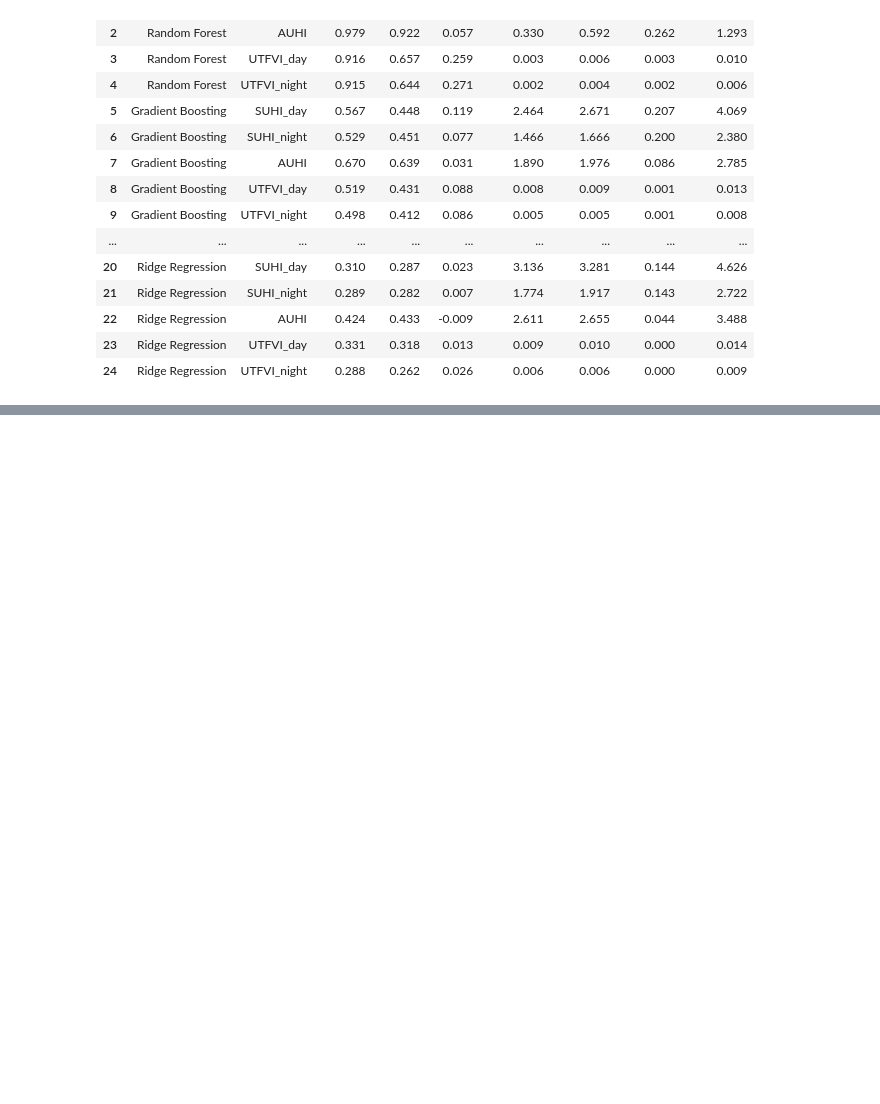
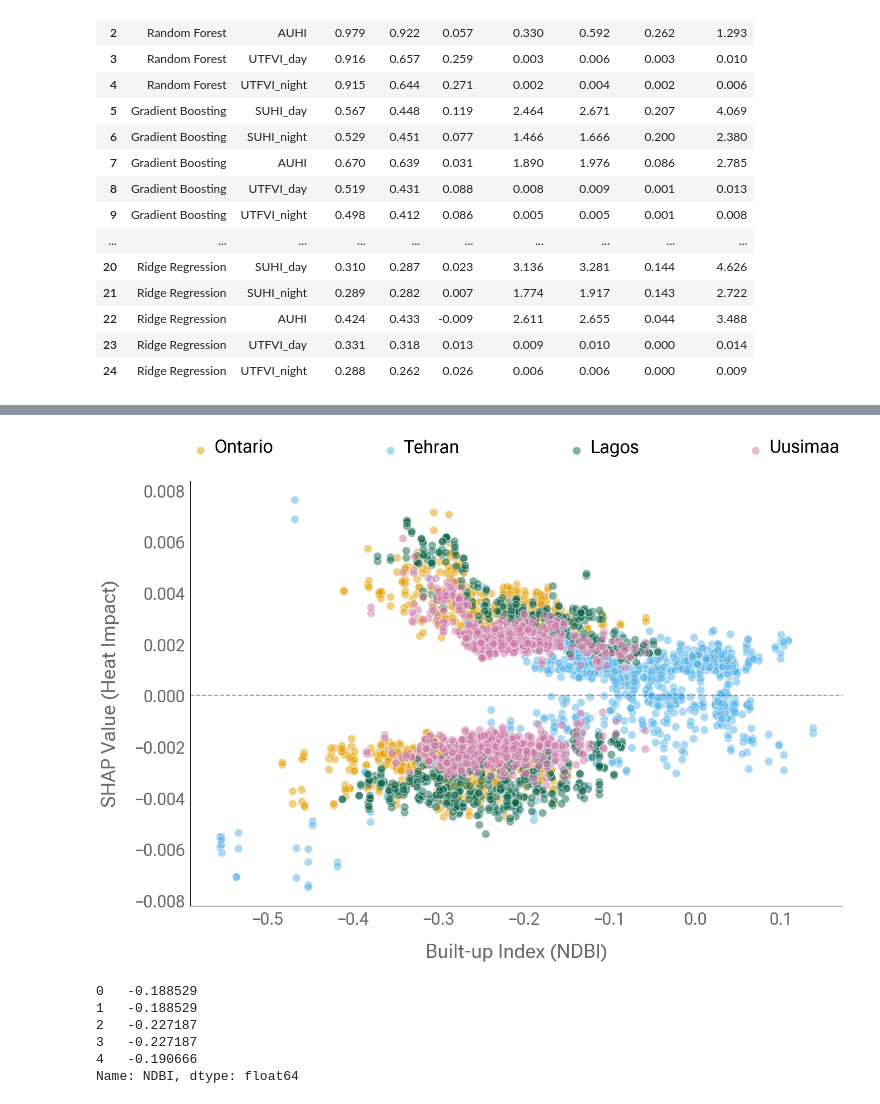
Before and after one commit to Peplinn/uhi-modelling, a Jupyter notebook: uhi-modelling.ipynb, the cells around one changed output, grey strips where cells are left out. Cells and saved outputs as stored; diff of their text form; code cells hidden in the pictures; blank space fills up the shorter version.

```diff
--- a/uhi-modelling.ipynb
+++ b/uhi-modelling.ipynb
@@ -1230,0 +1616,63 @@ for city in ["Ontario", "Tehran", "Lagos", "Uusimaa"]:
+# %%
+import matplotlib.pyplot as plt
+
+# --- Poster-Ready Interaction Plot ---
+fig, ax = plt.subplots(figsize=(14, 10))
+
+# Plot each city
+for city in cities:
+    mask = uhi_data.loc[X_test_nogeo.index, "city"] == city
+    ax.scatter(
+        ndbi_vals[mask],
+        lc50_shap[mask],
+        label=city,
+        color=city_colors[city],
+        alpha=0.5,
+        edgecolors='w',
+        s=120
+    )
+
+# Baseline
+ax.axhline(0, color='dimgray', linestyle='--', linewidth=1.5, alpha=0.6)
+
+# --- Aesthetic Styling (Matching the Bar Chart) ---
+# Remove Spines
+ax.spines['top'].set_visible(False)
+ax.spines['right'].set_visible(False)
+
+# Remove Ticks and Grid (Clean Look)
+ax.tick_params(axis="both", which="both", bottom=False, left=False, labelbottom=True)
+ax.grid(which = "minor")
+
+# Labels (26pt to match poster body)
+ax.set_xlabel("Built-up Index (NDBI)", fontproperties=roboto_font, fontsize=26, color="dimgray", labelpad=20)
+ax.set_ylabel("SHAP Value (Heat Impact)", fontproperties=roboto_font, fontsize=26, color="dimgray", labelpad=20)
+
+# Tick Labels
+for label in (ax.get_xticklabels() + ax.get_yticklabels()):
+    label.set_fontproperties(roboto_font)
+    label.set_fontsize(22)
+    label.set_color("dimgray")
+
+# --- Legend at the Top (Matching the Bar Chart) ---
+leg = ax.legend(bbox_to_anchor=(0., 1.05, 1., .102), loc='lower left',
+                ncol=4, mode="expand", borderaxespad=0., frameon=False)
+
+for text in leg.get_texts():
+    text.set_fontproperties(roboto_font)
+    text.set_fontsize(24)
+
+plt.tight_layout()
+plt.savefig("plots/shap/poster_interaction_clean.png", dpi=300, bbox_inches='tight', transparent=True)
+plt.show()
+# %% [output]
+[figure, added]
+# %%
+print(uhi_data["NDBI"].head())
+# %% [output]
+0   -0.188529
+1   -0.188529
+2   -0.227187
+3   -0.227187
+4   -0.190666
+Name: NDBI, dtype: float64
```
Also changed, not shown: parts of 16 cells of this notebook, 2 other files.
